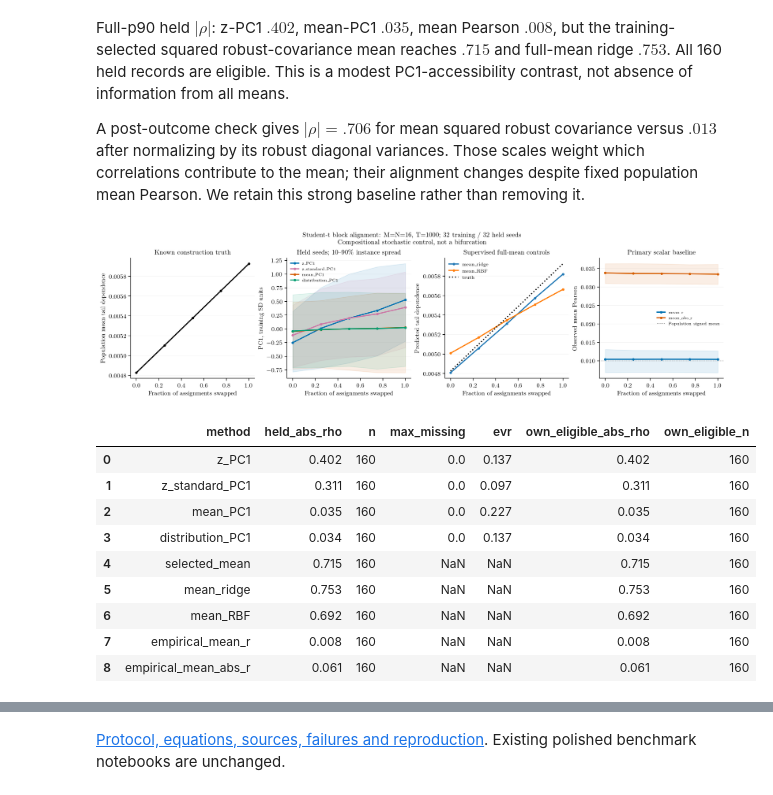
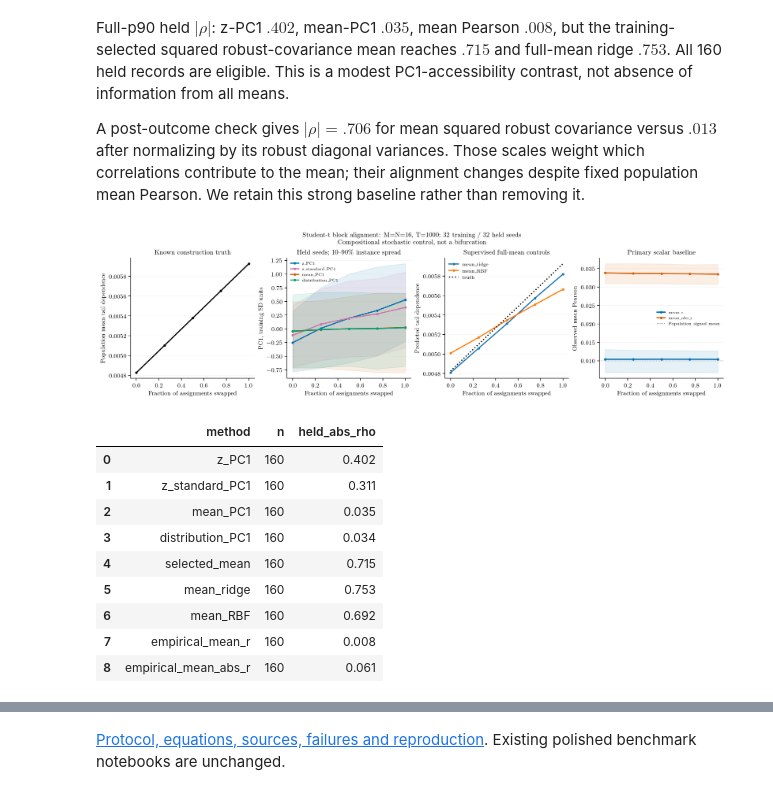
Before and after one commit to willedibam/mts-spi-study-cluster, a Jupyter notebook: notebooks/inference/dependence-character-transitions-261005.ipynb, the cells around one changed output, grey strips where cells are left out. Drawn from its saved outputs; the diff is of its cells as text; code cells hidden in the pictures.

```diff
--- a/notebooks/inference/dependence-character-transitions-261005.ipynb
+++ b/notebooks/inference/dependence-character-transitions-261005.ipynb
@@ -89,18 +89,18 @@ A post-outcome check gives $|\rho|=.706$ for mean squared robust covariance vers
 # %%
 if (RESULTS / 'tail-alignment/p90/p90-tail-comparison.png').is_file():
     show('tail-alignment/p90/p90-tail-comparison.png')
-    display(pd.read_csv(RESULTS / 'tail-alignment/p90/metrics.csv').round(3))
+    display(pd.read_csv(RESULTS / 'tail-alignment/p90/metrics.csv')[['method', 'n', 'held_abs_rho']].round(3))
 else:
     print('Tail-control p90 extraction/analysis pending.')
 # %% [output]
 [figure]
-|  | method | held_abs_rho | n | max_missing | evr | own_eligible_abs_rho | own_eligible_n |
-| 0 | z_PC1 | 0.402 | 160 | 0.0 | 0.137 | 0.402 | 160 |
-| 1 | z_standard_PC1 | 0.311 | 160 | 0.0 | 0.097 | 0.311 | 160 |
-| 2 | mean_PC1 | 0.035 | 160 | 0.0 | 0.227 | 0.035 | 160 |
-| 3 | distribution_PC1 | 0.034 | 160 | 0.0 | 0.137 | 0.034 | 160 |
-| 4 | selected_mean | 0.715 | 160 | NaN | NaN | 0.715 | 160 |
-| 5 | mean_ridge | 0.753 | 160 | NaN | NaN | 0.753 | 160 |
-| 6 | mean_RBF | 0.692 | 160 | NaN | NaN | 0.692 | 160 |
-| 7 | empirical_mean_r | 0.008 | 160 | NaN | NaN | 0.008 | 160 |
-| 8 | empirical_mean_abs_r | 0.061 | 160 | NaN | NaN | 0.061 | 160 |
+|  | method | n | held_abs_rho |
+| 0 | z_PC1 | 160 | 0.402 |
+| 1 | z_standard_PC1 | 160 | 0.311 |
+| 2 | mean_PC1 | 160 | 0.035 |
+| 3 | distribution_PC1 | 160 | 0.034 |
+| 4 | selected_mean | 160 | 0.715 |
+| 5 | mean_ridge | 160 | 0.753 |
+| 6 | mean_RBF | 160 | 0.692 |
+| 7 | empirical_mean_r | 160 | 0.008 |
+| 8 | empirical_mean_abs_r | 160 | 0.061 |
```
Also changed, not shown: parts of 2 cells of this notebook, 1 other file.
